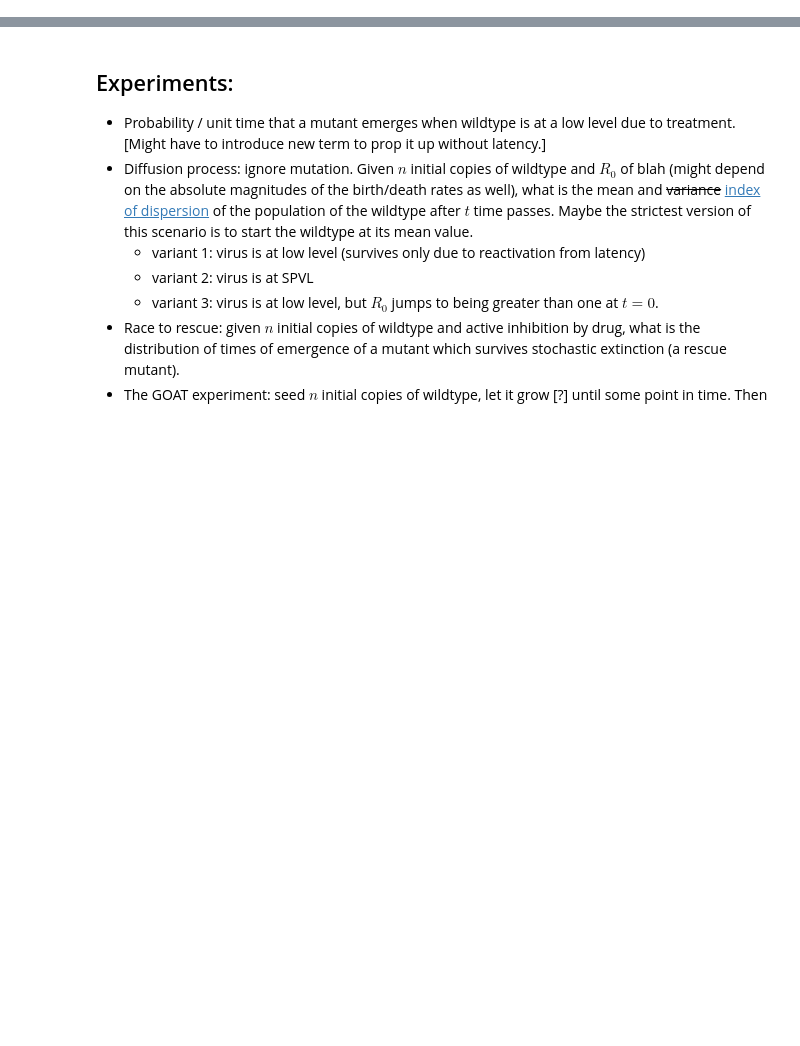
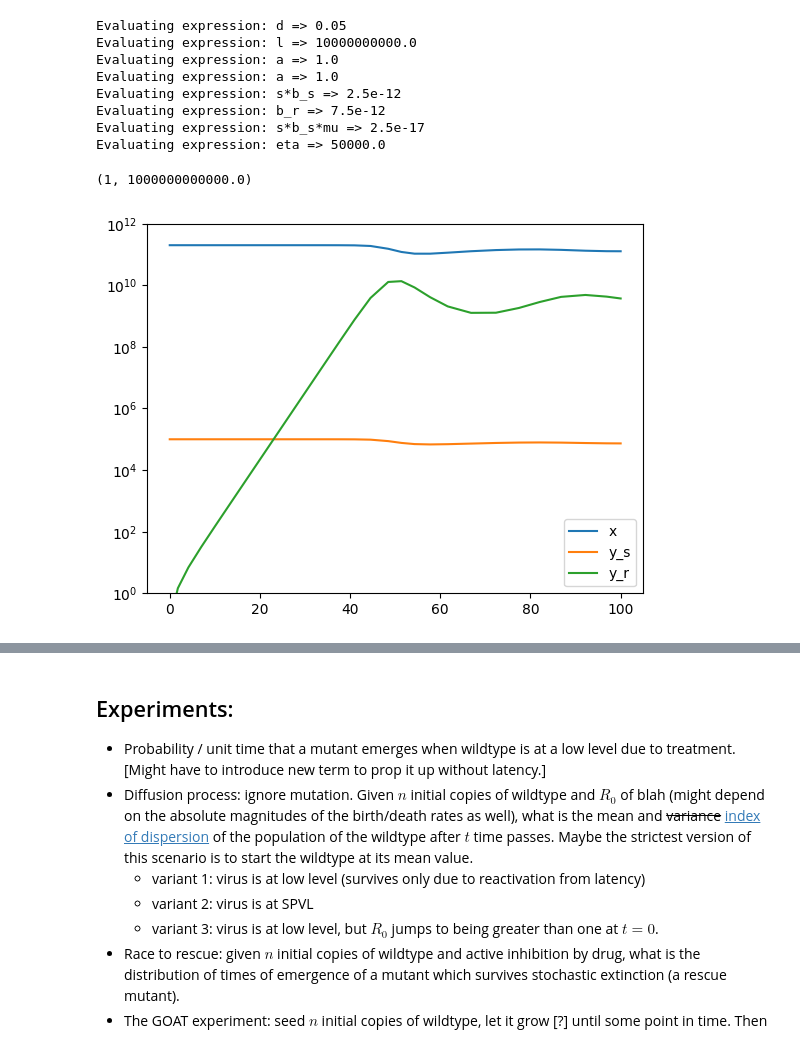
Before and after one commit to tanderson11/hybrid, a Jupyter notebook: virusdynamics.ipynb, the cells around one changed output, grey strips where cells are left out. Saved outputs shown, nothing was run; the diff lists cells and outputs as text; code cells hidden in the pictures; blank space fills up the shorter version.

```diff
--- a/virusdynamics.ipynb
+++ b/virusdynamics.ipynb
@@ -41,0 +76,4 @@ A topic of huge importance in the context of HIV is the latent reservoir: quiesc
+# %%
+reactions.append(Reaction([], [ys], k='eta'))
+
+m_v_steady_with_drug_and_reactivation = Model([x, ys, yr], reactions)
@@ -41,0 +141,25 @@ A topic of huge importance in the context of HIV is the latent reservoir: quiesc
+# %%
+params = p.to_standard()
+initial = m.make_initial_condition(p.initial(), parameters=params)
+# %%
+from scipy.integrate import solve_ivp
+import matplotlib.pyplot as plt
+
+result = solve_ivp(m.get_dydt(jit=False, parameters=params), [0.0, 100.0], initial)
+
+ax = plt.subplot()
+ax.plot(result.t, result.y.T)
+ax.legend([s.name for s in m.species])
+ax.set_yscale('log')
+ax.set_ylim([1, 1e12])
+# %% [output]
+Evaluating expression: d => 0.05
+Evaluating expression: l => 10000000000.0
+Evaluating expression: a => 1.0
+Evaluating expression: a => 1.0
+Evaluating expression: s*b_s => 2.5e-12
+Evaluating expression: b_r => 7.5e-12
+Evaluating expression: s*b_s*mu => 2.5e-17
+Evaluating expression: eta => 50000.0
+(1, 1000000000000.0)
+[figure, added]
```
Also changed, not shown: parts of 10 cells of this notebook.
